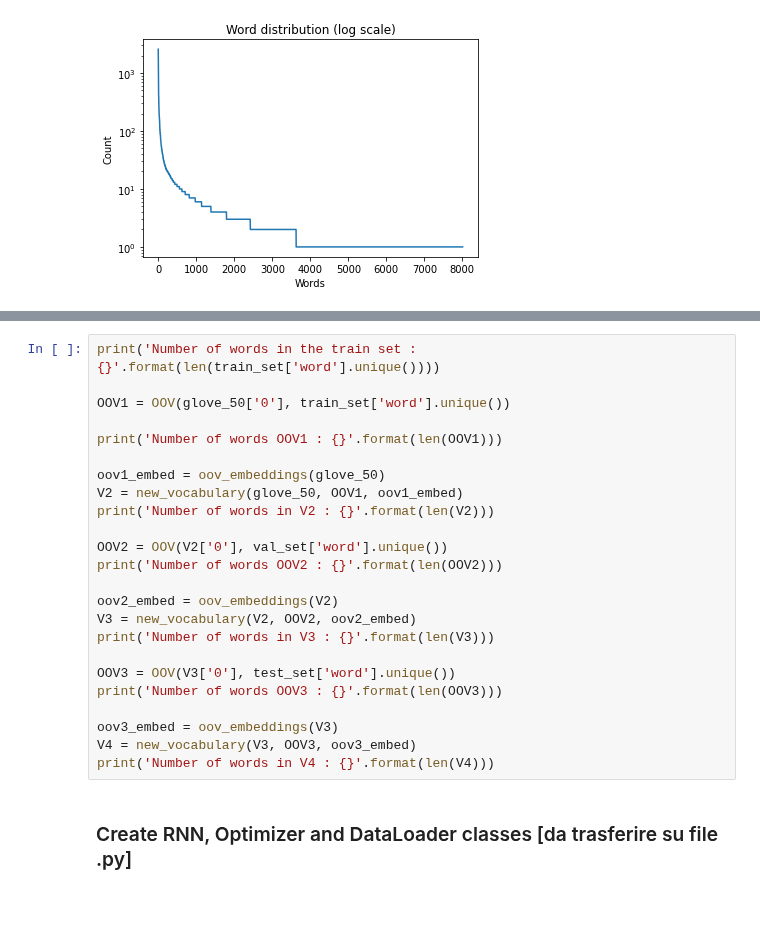
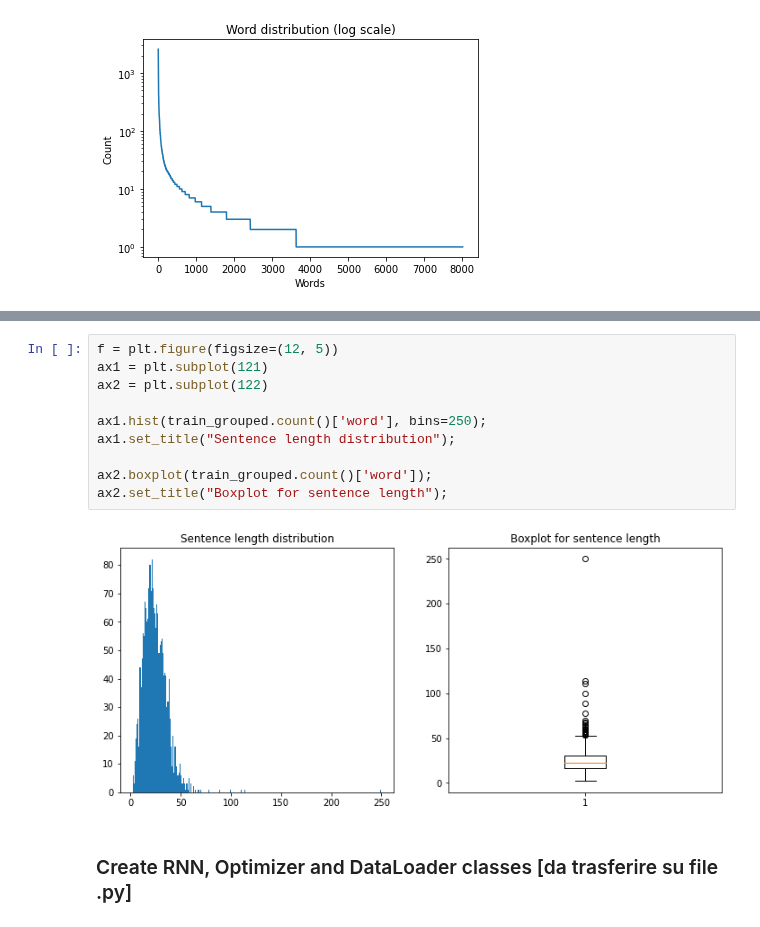
Before and after one commit to younik/pos-tagging, a Jupyter notebook: word-tagging/Assignment_1.ipynb, the cells around one changed output, grey strips where cells are left out. Saved outputs shown, nothing was run; the diff lists cells and outputs as text.

```diff
--- a/word-tagging/Assignment_1.ipynb
+++ b/word-tagging/Assignment_1.ipynb
@@ -509,27 +252,15 @@ def new_vocabulary(old_vocabulary : pd.DataFrame, OOV: list, oov_embeddings: np.
-# %%
-print('Number of words in the train set : {}'.format(len(train_set['word'].unique())))
-
-OOV1 = OOV(glove_50['0'], train_set['word'].unique())
-
-print('Number of words OOV1 : {}'.format(len(OOV1)))
-
-oov1_embed = oov_embeddings(glove_50)
-V2 = new_vocabulary(glove_50, OOV1, oov1_embed)
-print('Number of words in V2 : {}'.format(len(V2)))
-
-OOV2 = OOV(V2['0'], val_set['word'].unique())
-print('Number of words OOV2 : {}'.format(len(OOV2)))
-
-oov2_embed = oov_embeddings(V2)
-V3 = new_vocabulary(V2, OOV2, oov2_embed)
-print('Number of words in V3 : {}'.format(len(V3)))
-
-OOV3 = OOV(V3['0'], test_set['word'].unique())
-print('Number of words OOV3 : {}'.format(len(OOV3)))
-
-oov3_embed = oov_embeddings(V3)
-V4 = new_vocabulary(V3, OOV3, oov3_embed)
-print('Number of words in V4 : {}'.format(len(V4)))
+# %%
+f = plt.figure(figsize=(12, 5))
+ax1 = plt.subplot(121)
+ax2 = plt.subplot(122)
+
+ax1.hist(train_grouped.count()['word'], bins=250);
+ax1.set_title("Sentence length distribution");
+
+ax2.boxplot(train_grouped.count()['word']);
+ax2.set_title("Boxplot for sentence length");
+# %% [output]
+[figure, added]
 # %% [markdown]
 ### Create RNN, Optimizer and DataLoader classes [da trasferire su file .py]
 # %%
```
Also changed, not shown: parts of 28 cells of this notebook.
